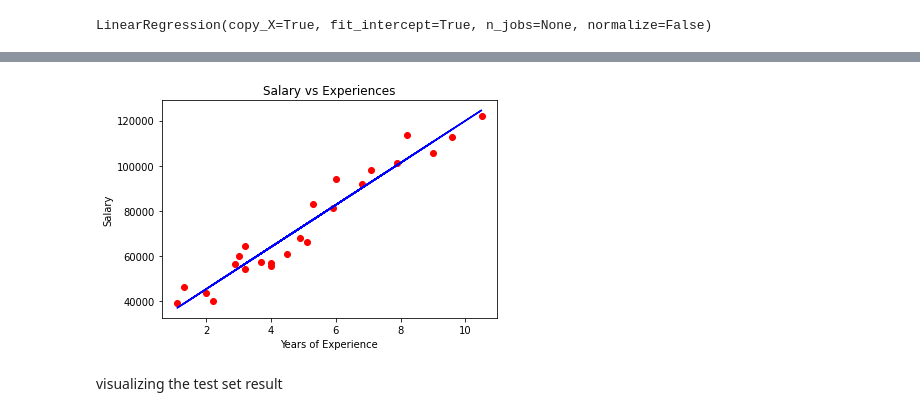
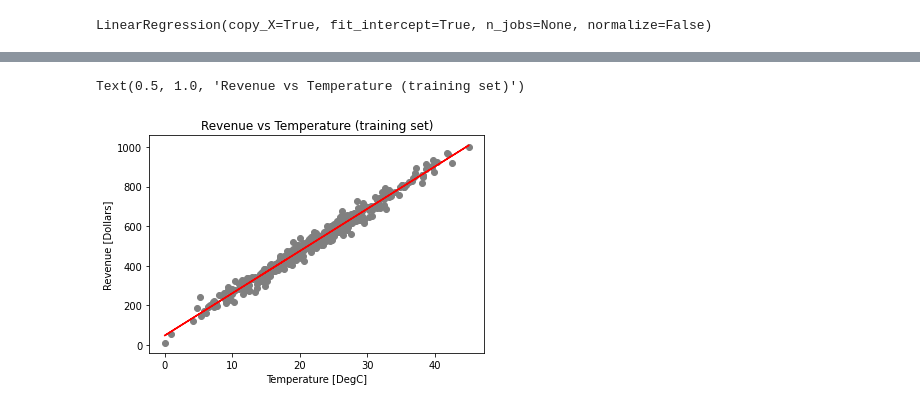
Before and after one commit to antonio2505/SuperDataScience_Projects_ML, a Jupyter notebook: Simple_Linear_Regression.ipynb, the cells around one changed output, grey strips where cells are left out. Cells and saved outputs as stored; diff of their text form; code cells hidden in the pictures.

Commit message:
Simple_Linear_Regression

```diff
--- a/Simple_Linear_Regression.ipynb
+++ b/Simple_Linear_Regression.ipynb
@@ -26,0 +12,2 @@ Splitint the dataset into the training set and the test set
+# %%
+IceCream = pd.read_csv('IceCreamData.csv')
@@ -26,0 +76,3 @@ Splitint the dataset into the training set and the test set
+# %%
+x = IceCream[['Temperature']]
+y = IceCream[['Revenue']]
@@ -33,8 +133,7 @@ Training the simple Linear Regression Model in the training set
 # %%
 from sklearn.linear_model import LinearRegression
 
-regressor = LinearRegression()
-
+regressor = LinearRegression(fit_intercept = True)
 regressor.fit(x_train, y_train)
 # %% [output]
 LinearRegression(copy_X=True, fit_intercept=True, n_jobs=None, normalize=False)
@@ -47,11 +170,9 @@ visualizing the training set result
 # %%
-plt.scatter(x_train, y_train, color='red')
-plt.plot(x_train, regressor.predict(x_train), color= 'blue')
-plt.title('Salary vs Experiences')
-plt.xlabel('Years of Experience')
-plt.ylabel('Salary')
-plt.show()
+plt.scatter(x=x_train, y= y_train, color = 'gray')
+plt.plot(x_train, regressor.predict(x_train), color = 'red')
+plt.xlabel('Temperature [DegC]')
+plt.ylabel('Revenue [Dollars]')
+plt.title('Revenue vs Temperature (training set)')
 # %% [output]
+Text(0.5, 1.0, 'Revenue vs Temperature (training set)')
-[figure, old version]
+[figure, new version]
-# %% [markdown]
-visualizing the test set result
```
Also changed, not shown: parts of 43 cells of this notebook.
